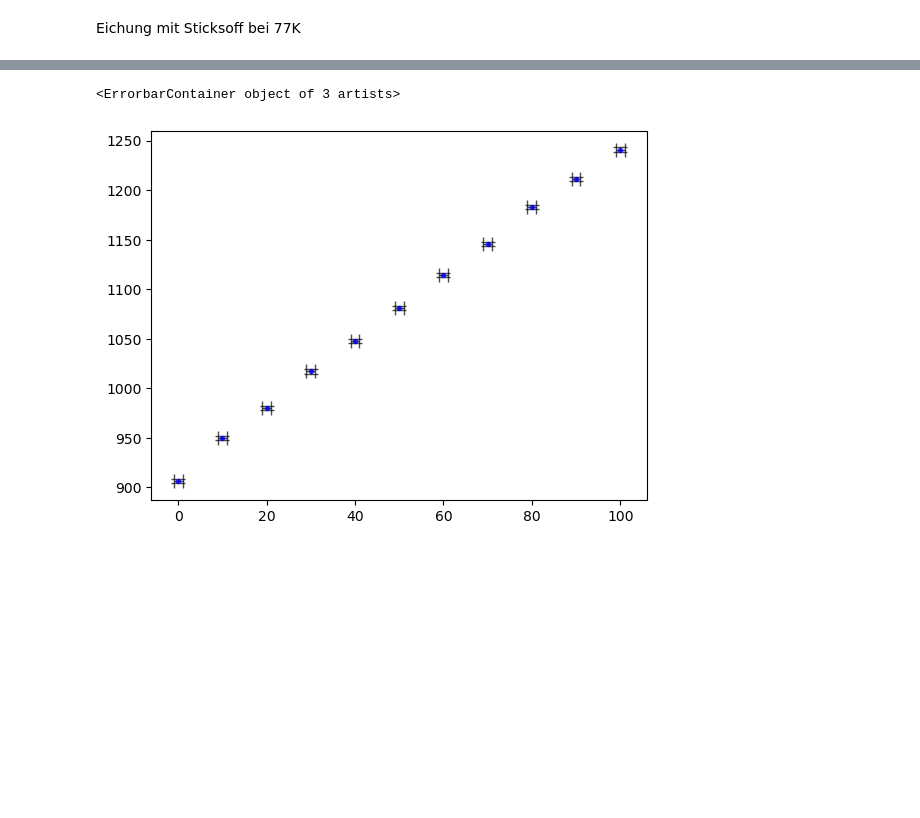
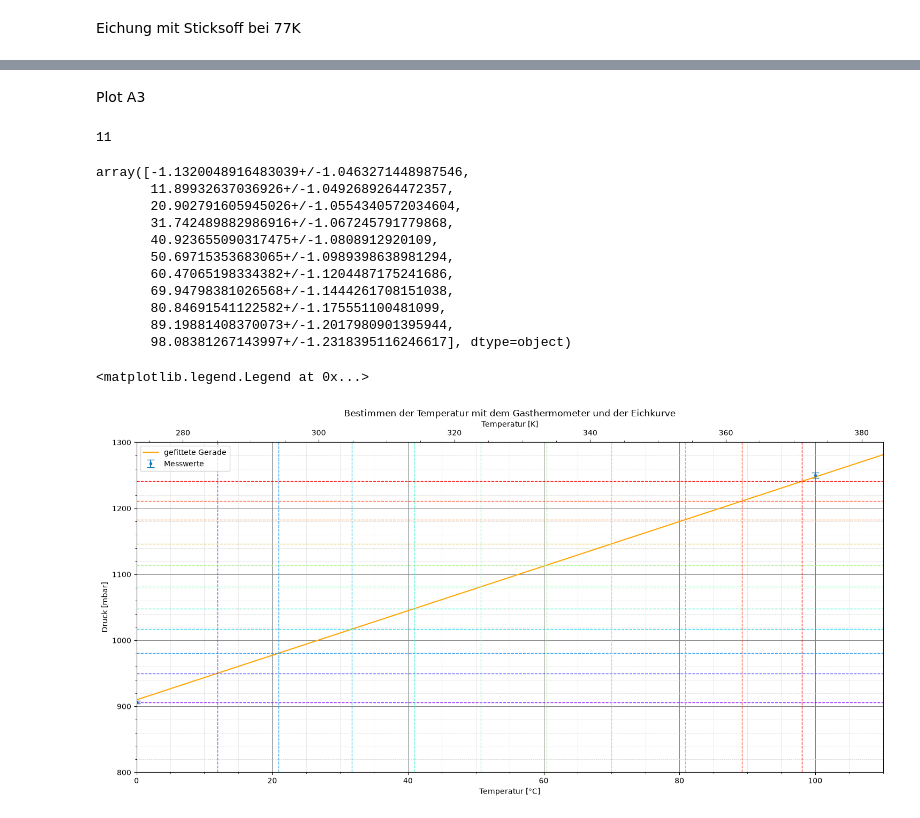
Before and after one commit to IchKaueHolz/PAP1, a Jupyter notebook: Versuch 41/Auswertung/code/V41.ipynb, the cells around one changed output, grey strips where cells are left out. Cells and saved outputs as stored; diff of their text form; code cells hidden in the pictures; blank space fills up the shorter version.

```diff
--- a/Versuch 41/Auswertung/code/V41.ipynb
+++ b/Versuch 41/Auswertung/code/V41.ipynb
@@ -106,10 +208,78 @@ T_stickstoff_lit = -195.8
+# %% [markdown]
+Plot A3
 # %%
-T = np.array([0, 10, 20, 30, 40, 50, 60, 70, 80, 90, 100])
-T_error = 1 #(fl)
-pressure = np.array([906, 950, 980.4, 1017.0, 1048.0, 1081.0, 1114.0, 1146.0, 1182.8, 1211.0, 1241.0])
+
 p_error = 2.1
 
-plt.errorbar(T, pressure, xerr=T_error, yerr=p_error, fmt='.', ecolor='black', capsize=5, elinewidth=1, alpha=0.7, color='blue', label='Messwerte')
+pressure_values = [
+    906.0, 950.0, 980.4, 1017.0, 1048.0, 1081.0,
+    1114.0, 1146.0, 1182.8, 1211.0, 1241.0
+]
+
+pressure_A3 = unp.uarray(pressure_values, p_error)
+
+
+Temp_A3 = (pressure_A3 - ufloat_c_A2) / ufloat_m_A2
+
+Temp_A3_values = unp.nominal_values(Temp_A3)
+print(len(Temp_A3_values))
+Temp_A3
 # %% [output]
-<ErrorbarContainer object of 3 artists>
+11
-[figure, removed]
+array([-1.1320048916483039+/-1.0463271448987546,
+       11.89932637036926+/-1.0492689264472357,
+       20.902791605945026+/-1.0554340572034604,
+       31.742489882986916+/-1.067245791779868,
+       40.923655090317475+/-1.0808912920109,
+       50.69715353683065+/-1.0989398638981294,
+       60.47065198334382+/-1.1204487175241686,
+       69.94798381026568+/-1.1444261708151038,
+       80.84691541122582+/-1.175551100481099,
+       89.19881408370073+/-1.2017980901395944,
+       98.08381267143997+/-1.2318395116246617], dtype=object)
+# %%
+fig, ax = plt.subplots(figsize=(18, 8))
+
+ax.errorbar(
+    T_A2,
+    p_A2,
+    yerr=[p_stickstoff_error, p_0_error, p_100_error],
+    fmt='.',
+    capsize=5,
+    label='Messwerte'
+)
+
+ax.plot(
+    np.linspace(-280, 110, 100),
+    func(np.linspace(-280, 110, 100), *popt_A2),
+    label='gefittete Gerade',
+    color='orange'
+)
+
+# rainbow markers for every nominal pressure/temperature pair
+colors = plt.cm.rainbow(np.linspace(0, 1, len(pressure_values)))
+for (p, T_nom), color in zip(zip(pressure_values, Temp_A3_values), colors):
+    ax.axhline(p, color=color, linestyle='--', linewidth=1.0, alpha=0.9)
+    ax.axvline(T_nom, color=color, linestyle='--', linewidth=1.0, alpha=0.9)
+
+ax.set_title('Bestimmen der Temperatur mit dem Gasthermometer und der Eichkurve')
+ax.set_xlabel('Temperatur [°C]')
+ax.set_ylabel('Druck [mbar]')
+
+ax.set_xlim(0, 110)
+ax.set_ylim(800, 1300)
+
+# Kelvin-Skala oben an der x-Achse
+ax2 = ax.secondary_xaxis('top', functions=(lambda x: x + 273.15, lambda x: x - 273.15))
+ax2.set_xlabel('Temperatur [K]')
+ax2.set_xlim(ax.get_xlim())
+
+ax.minorticks_on()
+ax2.minorticks_on()
+ax.grid(which='major', linewidth=0.7, color='gray')
+ax.grid(which='minor', linewidth=0.5, color='lightgray', linestyle='--')
+
+ax.legend()
+# %% [output]
+<matplotlib.legend.Legend at 0x...>
+[figure, added]
```
Also changed, not shown: parts of 14 cells of this notebook, 3 other files.
